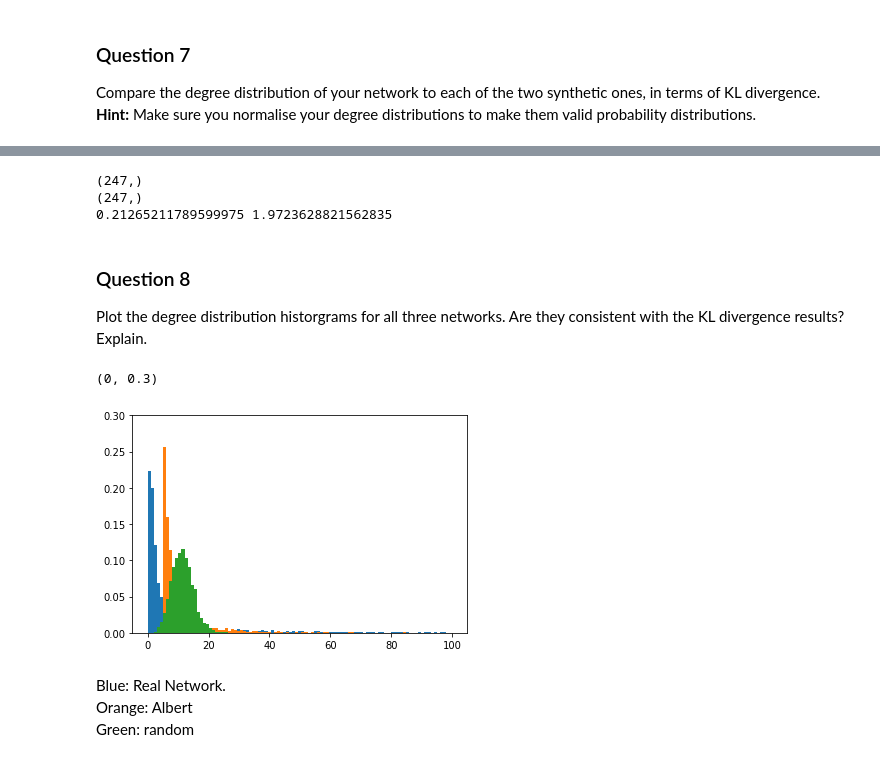
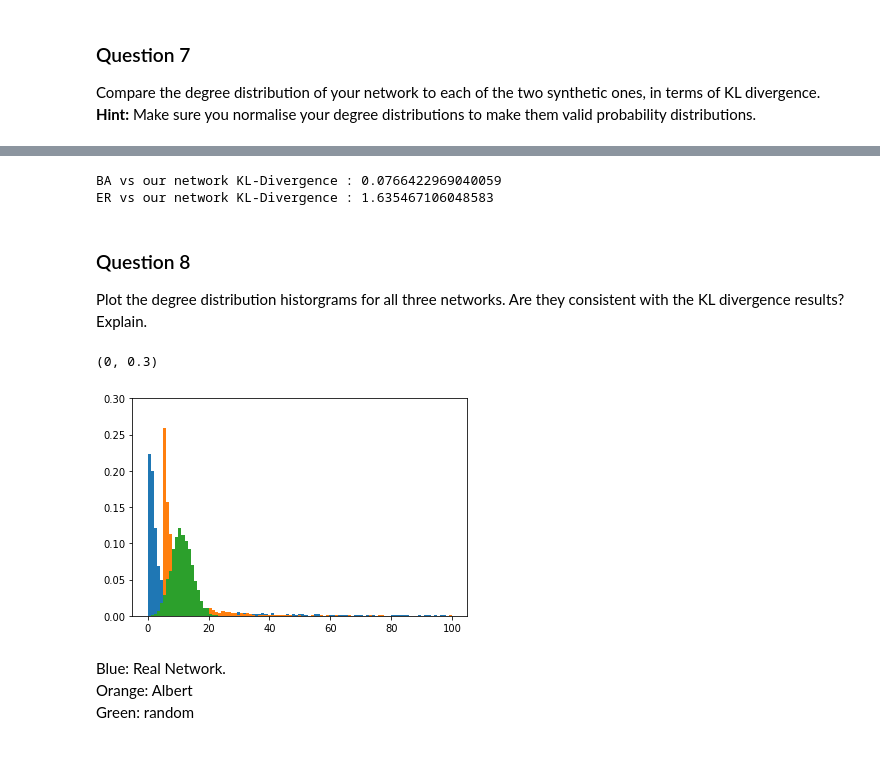
Before and after one commit to dsalathe/group_ntds, a Jupyter notebook: 2_network_models.ipynb, the cells around one changed output, grey strips where cells are left out. Cells and saved outputs as stored; diff of their text form; code cells hidden in the pictures.

```diff
--- a/2_network_models.ipynb
+++ b/2_network_models.ipynb
@@ -384,32 +365,35 @@ ER vs our network KL-Divergence : 0.05937961050133697
+# %%
+our_freq_histo, our_histo = make_distribution(adjacency)
+
+ba_freq_histo, ba_histo = make_distribution(ba)
+
+er_freq_histo, er_histo = make_distribution(er)
 # %%
-our_dist = real_distrib(degReal)
-ba_dist = real_distrib(degAlbert)
-print(our_dist.shape)
-er_dist = real_distrib(degEr)
+our_dist = real_distrib(our_histo)
+ba_dist = real_distrib(ba_histo)
+er_dist = real_distrib(er_histo)
 
-print(our_dist.shape)
-compare_BA = kl_divergence(our_dist, ba_dist, bins = 25)
-compare_ER = kl_divergence(our_dist, er_dist, bins = 25)
-print(compare_BA, compare_ER)
+compare_BA = kl_divergence(our_dist, ba_dist, bins = 19)
+compare_ER = kl_divergence(our_dist, er_dist, bins = 19)
+print("BA vs our network KL-Divergence :",compare_BA)
+print("ER vs our network KL-Divergence :", compare_ER)
 # %% [output]
-(247,)
-(247,)
-0.21265211789599975 1.9723628821562835
+BA vs our network KL-Divergence : 0.0766422969040059
+ER vs our network KL-Divergence : 1.635467106048583
 # %% [markdown]
 ### Question 8
 
 Plot the degree distribution historgrams for all three networks. Are they consistent with the KL divergence results? Explain.
 # %%
-weights = np.ones_like(degReal) / float(n_nodes)
-#assert weights.all() == (np.ones_like(degAlbert) / float(n_nodes)).all()
+weights = np.ones_like(our_histo) / float(n_nodes)
 b = np.linspace(0, 100, 100)
-plt.hist(degReal, weights=weights, bins=b)
-plt.hist(degAlbert, weights=weights, bins=b)
-plt.hist(degEr, weights=weights, bins=b)
+plt.hist(our_histo, weights=weights, bins=b)
+plt.hist(ba_histo, weights=weights, bins=b)
+plt.hist(er_histo, weights=weights, bins=b)
 plt.ylim((0, 0.3))
 # %% [output]
 (0, 0.3)
-[figure, old version]
+[figure, new version]
 # %% [markdown]
 Blue: Real Network. <br/>
 Orange: Albert <br/>
```
Also changed, not shown: parts of 10 cells of this notebook.
